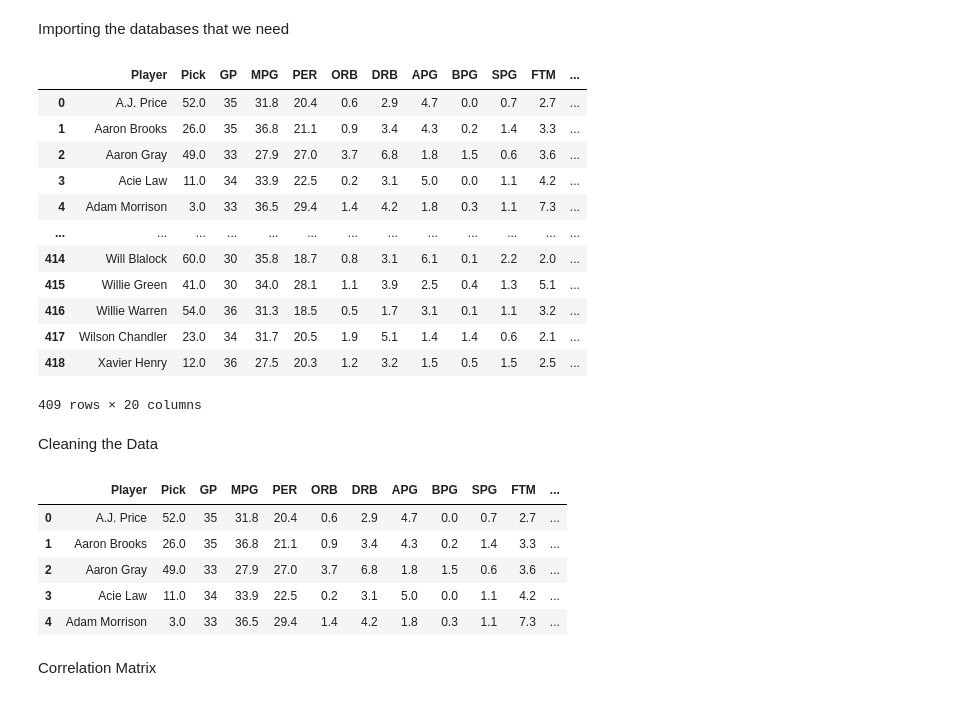
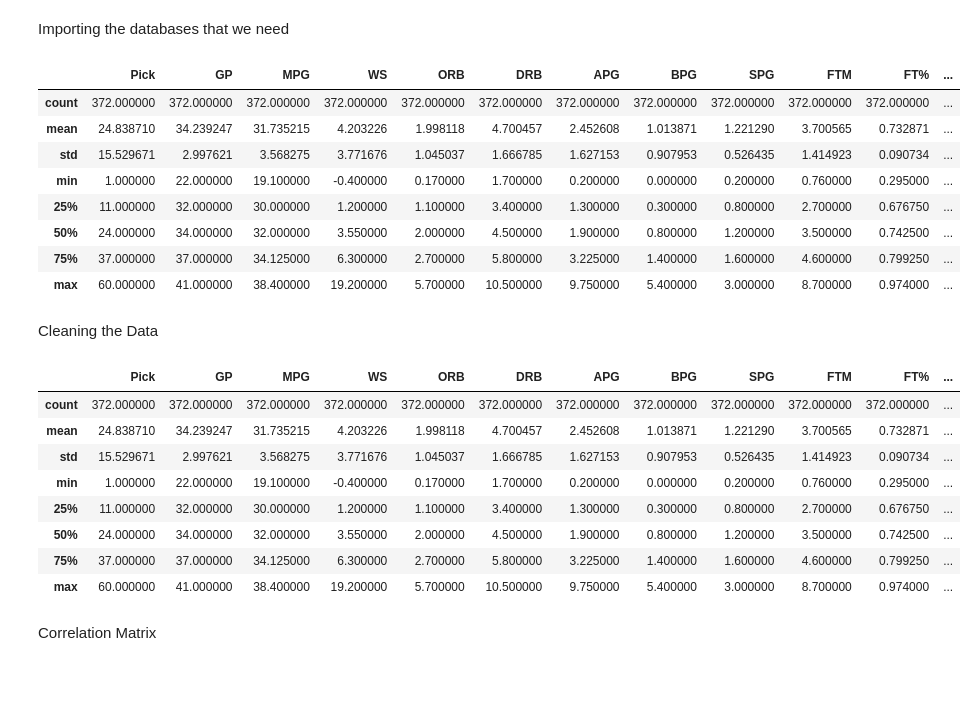
Before and after one commit to hunnain-atif/SYDE522-Final, a Jupyter notebook: SYDE522_Final_Project.ipynb, the cells around one changed output. Cells and saved outputs as stored; diff of their text form; code cells hidden in the pictures.

```diff
--- a/SYDE522_Final_Project.ipynb
+++ b/SYDE522_Final_Project.ipynb
@@ -7,44 +7,42 @@ Importing the databases that we need
 # %%
 # loading in statistics for college players
 college_stats = pd.read_csv('all_college_data.csv')
 
-# removing college players that were not drafted and don't have advanced stats
+# removing college players that were not drafted
 college_stats = college_stats[college_stats['Pick'].notna()]
-college_stats = college_stats.dropna(subset = ['PER'])
 
 # dropping all the coloumns that are not going to be used in estimation
-cols = ['Player', 'Pick', 'GP', 'MPG', 'PER', 'ORB', 'DRB', 'APG', 'BPG', 'SPG', 'FTM', 'FT%', '3PM', '3P%', 'TS%', 'TOV', 'eFG%', 'ORtg', 'DRtg']
+cols = ['Player', 'Pick', 'GP', 'MPG', 'WS', 'ORB', 'DRB', 'APG', 'BPG', 'SPG', 'FTM', 'FT%', '3PM', '3P%', 'TS%', 'TOV', 'eFG%', 'ORtg', 'DRtg']
 college_stats = college_stats[cols]
 
 # loading in career stats for NBA
-nba_stats = pd.read_csv('draft-data-20-years.csv')
+# these include averages of culmulative season from 2009 to 2021
+# not exactly career averages, but a good enough span for young players
+nba_stats = pd.read_csv('NBA_data.csv')
 
-# removing all columns except win share which is our target
-nba_stats = nba_stats[['Player', 'WS']]
+# removing all columns except Player efficiency rating (PER) which is our target
+nba_stats = nba_stats[['Player', 'PER']]
 
-# joining college stats on player Name to add target of WS
+# joining college stats on player Name to add target of PER
 data = college_stats.set_index('Player').join(nba_stats.set_index('Player'))
 data.reset_index(inplace=True)
 
 
-# making sure we have a WS for every player in our data set, remove those who don't
-data = data[data['WS'].notna()]
+# making sure we have a PER for every player in our data set, remove those who don't
+data = data[data['PER'].notna()]
+data = data.sort_values(by=['Player'])
 
-data
+data.describe()
 # %% [output]
-|  | Player | Pick | GP | MPG | PER | ORB | DRB | APG | BPG | SPG | FTM | ... |
-| 0 | A.J. Price | 52.0 | 35 | 31.8 | 20.4 | 0.6 | 2.9 | 4.7 | 0.0 | 0.7 | 2.7 | ... |
-| 1 | Aaron Brooks | 26.0 | 35 | 36.8 | 21.1 | 0.9 | 3.4 | 4.3 | 0.2 | 1.4 | 3.3 | ... |
-| 2 | Aaron Gray | 49.0 | 33 | 27.9 | 27.0 | 3.7 | 6.8 | 1.8 | 1.5 | 0.6 | 3.6 | ... |
-| 3 | Acie Law | 11.0 | 34 | 33.9 | 22.5 | 0.2 | 3.1 | 5.0 | 0.0 | 1.1 | 4.2 | ... |
-| 4 | Adam Morrison | 3.0 | 33 | 36.5 | 29.4 | 1.4 | 4.2 | 1.8 | 0.3 | 1.1 | 7.3 | ... |
-| ... | ... | ... | ... | ... | ... | ... | ... | ... | ... | ... | ... | ... |
-| 414 | Will Blalock | 60.0 | 30 | 35.8 | 18.7 | 0.8 | 3.1 | 6.1 | 0.1 | 2.2 | 2.0 | ... |
-| 415 | Willie Green | 41.0 | 30 | 34.0 | 28.1 | 1.1 | 3.9 | 2.5 | 0.4 | 1.3 | 5.1 | ... |
-| 416 | Willie Warren | 54.0 | 36 | 31.3 | 18.5 | 0.5 | 1.7 | 3.1 | 0.1 | 1.1 | 3.2 | ... |
-| 417 | Wilson Chandler | 23.0 | 34 | 31.7 | 20.5 | 1.9 | 5.1 | 1.4 | 1.4 | 0.6 | 2.1 | ... |
-| 418 | Xavier Henry | 12.0 | 36 | 27.5 | 20.3 | 1.2 | 3.2 | 1.5 | 0.5 | 1.5 | 2.5 | ... |
+|  | Pick | GP | MPG | WS | ORB | DRB | APG | BPG | SPG | FTM | FT% | ... |
+| count | 372.000000 | 372.000000 | 372.000000 | 372.000000 | 372.000000 | 372.000000 | 372.000000 | 372.000000 | 372.000000 | 372.000000 | 372.000000 | ... |
+| mean | 24.838710 | 34.239247 | 31.735215 | 4.203226 | 1.998118 | 4.700457 | 2.452608 | 1.013871 | 1.221290 | 3.700565 | 0.732871 | ... |
+| std | 15.529671 | 2.997621 | 3.568275 | 3.771676 | 1.045037 | 1.666785 | 1.627153 | 0.907953 | 0.526435 | 1.414923 | 0.090734 | ... |
+| min | 1.000000 | 22.000000 | 19.100000 | -0.400000 | 0.170000 | 1.700000 | 0.200000 | 0.000000 | 0.200000 | 0.760000 | 0.295000 | ... |
+| 25% | 11.000000 | 32.000000 | 30.000000 | 1.200000 | 1.100000 | 3.400000 | 1.300000 | 0.300000 | 0.800000 | 2.700000 | 0.676750 | ... |
+| 50% | 24.000000 | 34.000000 | 32.000000 | 3.550000 | 2.000000 | 4.500000 | 1.900000 | 0.800000 | 1.200000 | 3.500000 | 0.742500 | ... |
+| 75% | 37.000000 | 37.000000 | 34.125000 | 6.300000 | 2.700000 | 5.800000 | 3.225000 | 1.400000 | 1.600000 | 4.600000 | 0.799250 | ... |
+| max | 60.000000 | 41.000000 | 38.400000 | 19.200000 | 5.700000 | 10.500000 | 9.750000 | 5.400000 | 3.000000 | 8.700000 | 0.974000 | ... |
-409 rows × 20 columns
 # %% [markdown]
 Cleaning the Data
 # %%
@@ -52,21 +50,24 @@ Cleaning the Data
 # not many NaN values, because we are taking drafted players only(i.e. high value players, which typically have complete statistics)
 # therefore mean is appropriate
 
-# we do not do this for picks over WS cause we already filter out NaN values for them
-cols = ['Player', 'Pick', 'GP', 'MPG', 'PER', 'ORB', 'DRB', 'APG', 'BPG', 'SPG', 'FTM', 'FT%', '3PM', '3P%', 'TS%', 'TOV', 'eFG%', 'ORtg', 'ORtg']
-cols_to_adjust = cols[1:]
+# we do not do this for picks over PER cause we already filter out NaN values for them
+cols_to_adjust = cols[2:]
+
 
 for col in cols_to_adjust:
-  data[col] = data[col].fillna(data[col].mean())
+   data[col] = data[col].fillna(data[col].mean())
 
-data.head() # cleaned data
+data.describe() # cleaned data
 # %% [output]
-|  | Player | Pick | GP | MPG | PER | ORB | DRB | APG | BPG | SPG | FTM | ... |
-| 0 | A.J. Price | 52.0 | 35 | 31.8 | 20.4 | 0.6 | 2.9 | 4.7 | 0.0 | 0.7 | 2.7 | ... |
-| 1 | Aaron Brooks | 26.0 | 35 | 36.8 | 21.1 | 0.9 | 3.4 | 4.3 | 0.2 | 1.4 | 3.3 | ... |
-| 2 | Aaron Gray | 49.0 | 33 | 27.9 | 27.0 | 3.7 | 6.8 | 1.8 | 1.5 | 0.6 | 3.6 | ... |
-| 3 | Acie Law | 11.0 | 34 | 33.9 | 22.5 | 0.2 | 3.1 | 5.0 | 0.0 | 1.1 | 4.2 | ... |
-| 4 | Adam Morrison | 3.0 | 33 | 36.5 | 29.4 | 1.4 | 4.2 | 1.8 | 0.3 | 1.1 | 7.3 | ... |
+|  | Pick | GP | MPG | WS | ORB | DRB | APG | BPG | SPG | FTM | FT% | ... |
+| count | 372.000000 | 372.000000 | 372.000000 | 372.000000 | 372.000000 | 372.000000 | 372.000000 | 372.000000 | 372.000000 | 372.000000 | 372.000000 | ... |
+| mean | 24.838710 | 34.239247 | 31.735215 | 4.203226 | 1.998118 | 4.700457 | 2.452608 | 1.013871 | 1.221290 | 3.700565 | 0.732871 | ... |
+| std | 15.529671 | 2.997621 | 3.568275 | 3.771676 | 1.045037 | 1.666785 | 1.627153 | 0.907953 | 0.526435 | 1.414923 | 0.090734 | ... |
+| min | 1.000000 | 22.000000 | 19.100000 | -0.400000 | 0.170000 | 1.700000 | 0.200000 | 0.000000 | 0.200000 | 0.760000 | 0.295000 | ... |
+| 25% | 11.000000 | 32.000000 | 30.000000 | 1.200000 | 1.100000 | 3.400000 | 1.300000 | 0.300000 | 0.800000 | 2.700000 | 0.676750 | ... |
+| 50% | 24.000000 | 34.000000 | 32.000000 | 3.550000 | 2.000000 | 4.500000 | 1.900000 | 0.800000 | 1.200000 | 3.500000 | 0.742500 | ... |
+| 75% | 37.000000 | 37.000000 | 34.125000 | 6.300000 | 2.700000 | 5.800000 | 3.225000 | 1.400000 | 1.600000 | 4.600000 | 0.799250 | ... |
+| max | 60.000000 | 41.000000 | 38.400000 | 19.200000 | 5.700000 | 10.500000 | 9.750000 | 5.400000 | 3.000000 | 8.700000 | 0.974000 | ... |
 # %% [markdown]
 Correlation Matrix
 # %%
```
Also changed, not shown: parts of 7 cells of this notebook, 3 other files.
